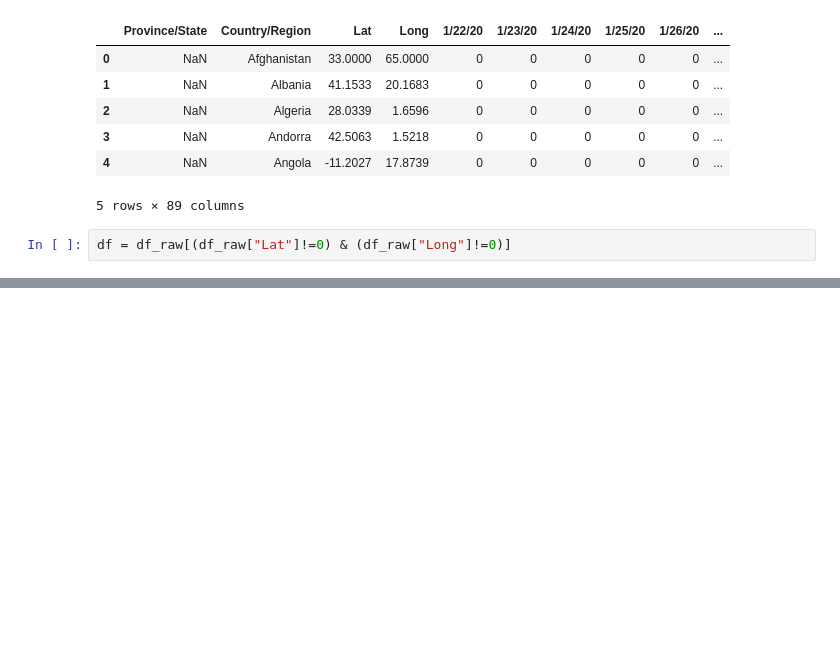
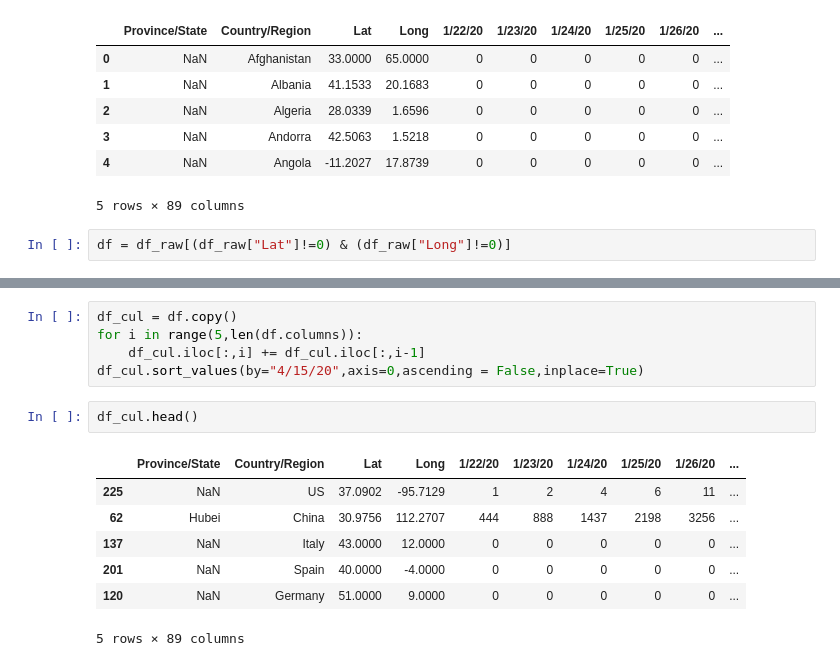
Before and after one commit to LyndonFan/COVIDByCountry, a Jupyter notebook: Explore.ipynb, the cells around one changed output, grey strips where cells are left out. Saved outputs shown, nothing was run; the diff lists cells and outputs as text; blank space fills up the shorter version.

```diff
--- a/Explore.ipynb
+++ b/Explore.ipynb
@@ -34,3 +34,18 @@ for index, row in df.iterrows():
 m
 # %% [output]
 [interactive output not drawn]
+# %%
+df_cul = df.copy()
+for i in range(5,len(df.columns)):
+    df_cul.iloc[:,i] += df_cul.iloc[:,i-1]
+df_cul.sort_values(by="4/15/20",axis=0,ascending = False,inplace=True)
+# %%
+df_cul.head()
+# %% [output]
+|  | Province/State | Country/Region | Lat | Long | 1/22/20 | 1/23/20 | 1/24/20 | 1/25/20 | 1/26/20 | ... |
+| 225 | NaN | US | 37.0902 | -95.7129 | 1 | 2 | 4 | 6 | 11 | ... |
+| 62 | Hubei | China | 30.9756 | 112.2707 | 444 | 888 | 1437 | 2198 | 3256 | ... |
+| 137 | NaN | Italy | 43.0000 | 12.0000 | 0 | 0 | 0 | 0 | 0 | ... |
+| 201 | NaN | Spain | 40.0000 | -4.0000 | 0 | 0 | 0 | 0 | 0 | ... |
+| 120 | NaN | Germany | 51.0000 | 9.0000 | 0 | 0 | 0 | 0 | 0 | ... |
+5 rows × 89 columns
```
Also changed, not shown: parts of 2 cells of this notebook.
